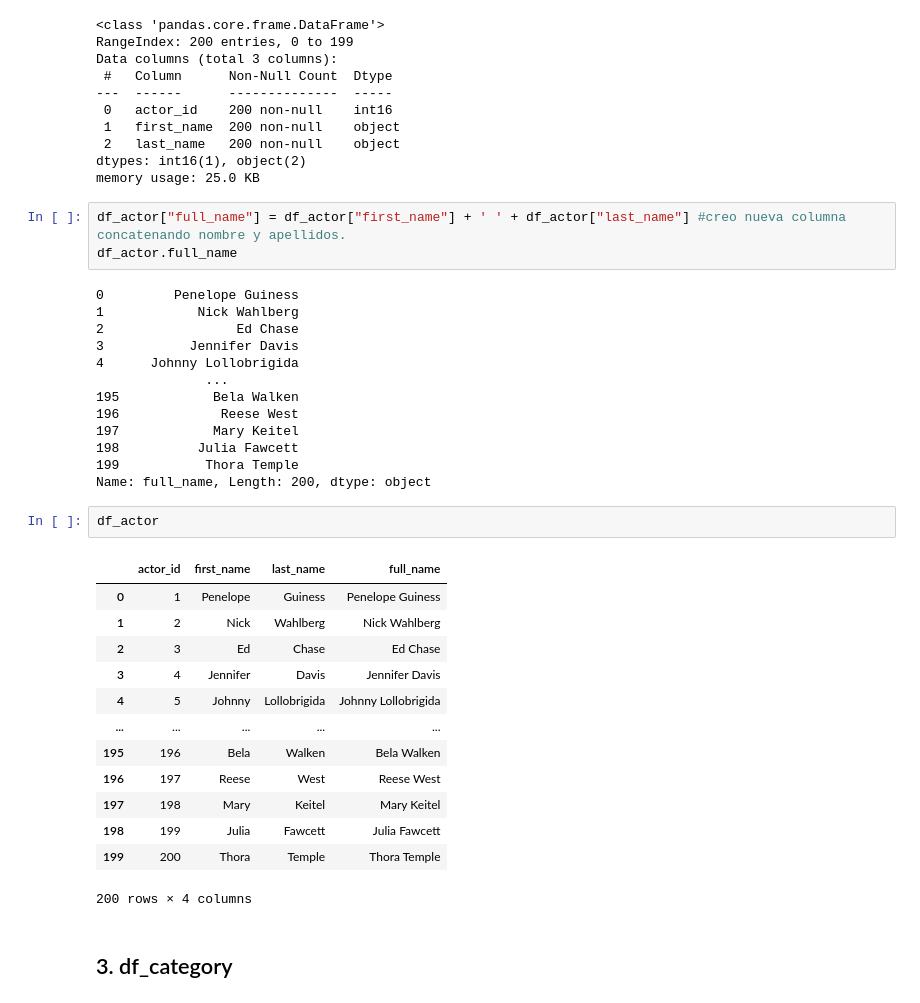
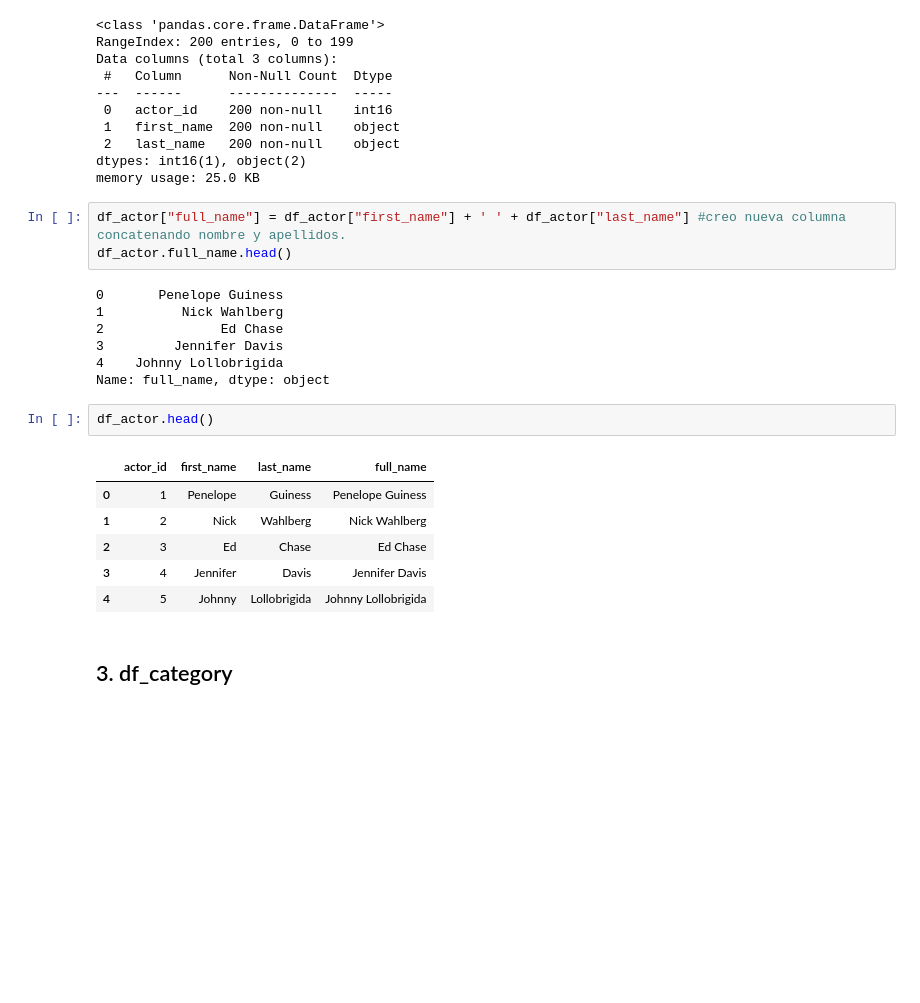
Before and after one commit to Baker-man/sql-data-base-building, a Jupyter notebook: src/Clean.ipynb, the cells around one changed output. Drawn from its saved outputs; the diff is of its cells as text; blank space fills up the shorter version.

```diff
--- a/src/Clean.ipynb
+++ b/src/Clean.ipynb
@@ -170,36 +164,23 @@ dtypes: int16(1), object(2)
 memory usage: 25.0 KB
 # %%
 df_actor["full_name"] = df_actor["first_name"] + ' ' + df_actor["last_name"] #creo nueva columna concatenando nombre y apellidos.
-df_actor.full_name
+df_actor.full_name.head()
 # %% [output]
-0         Penelope Guiness
-1            Nick Wahlberg
-2                 Ed Chase
-3           Jennifer Davis
-4      Johnny Lollobrigida
-              ...
-195            Bela Walken
-196             Reese West
-197            Mary Keitel
-198          Julia Fawcett
-199           Thora Temple
-Name: full_name, Length: 200, dtype: object
+0       Penelope Guiness
+1          Nick Wahlberg
+2               Ed Chase
+3         Jennifer Davis
+4    Johnny Lollobrigida
+Name: full_name, dtype: object
 # %%
-df_actor
+df_actor.head()
 # %% [output]
 |  | actor_id | first_name | last_name | full_name |
 | 0 | 1 | Penelope | Guiness | Penelope Guiness |
 | 1 | 2 | Nick | Wahlberg | Nick Wahlberg |
 | 2 | 3 | Ed | Chase | Ed Chase |
 | 3 | 4 | Jennifer | Davis | Jennifer Davis |
 | 4 | 5 | Johnny | Lollobrigida | Johnny Lollobrigida |
-| ... | ... | ... | ... | ... |
-| 195 | 196 | Bela | Walken | Bela Walken |
-| 196 | 197 | Reese | West | Reese West |
-| 197 | 198 | Mary | Keitel | Mary Keitel |
-| 198 | 199 | Julia | Fawcett | Julia Fawcett |
-| 199 | 200 | Thora | Temple | Thora Temple |
-200 rows × 4 columns
 # %% [markdown]
 ## 3. df_category
 # %%
```
Also changed, not shown: parts of 3 cells of this notebook, 4 other files.
